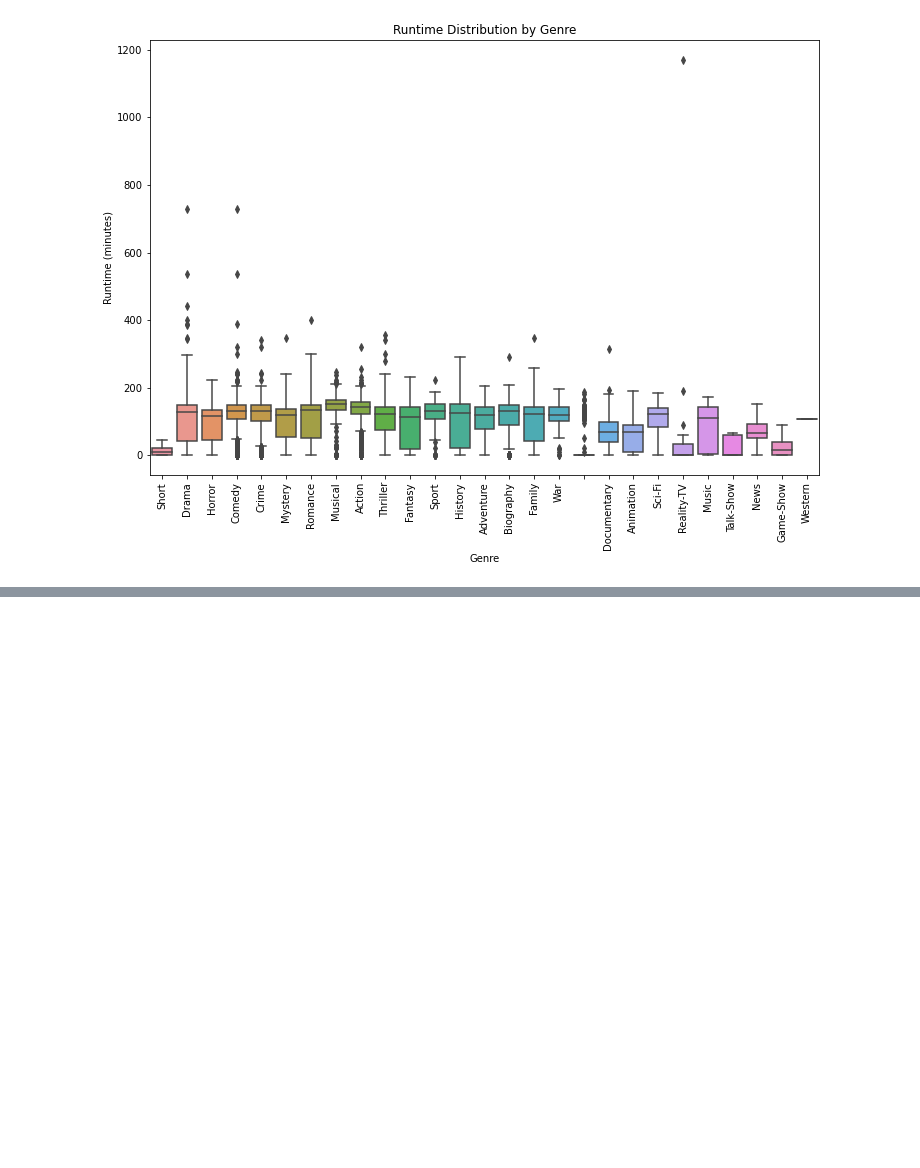
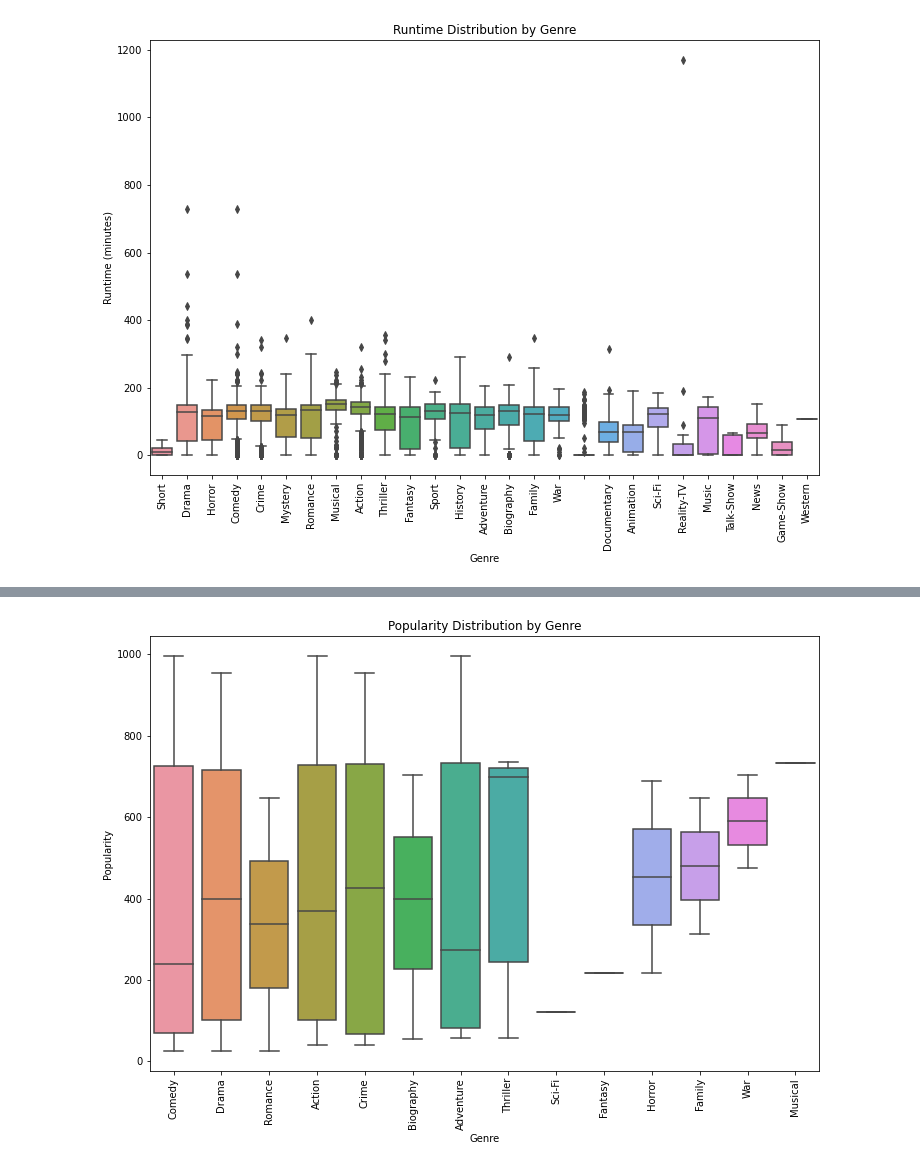
Before and after one commit to g-s01/indMov, a Jupyter notebook: data preprocessing/analysis.ipynb, the cells around one changed output, grey strips where cells are left out. Drawn from its saved outputs; the diff is of its cells as text; code cells hidden in the pictures; blank space fills up the shorter version.

```diff
--- a/data preprocessing/analysis.ipynb
+++ b/data preprocessing/analysis.ipynb
@@ -571,0 +605,47 @@ plt.show()
+# %%
+
+def explode(df, lst_cols, fill_value='', preserve_index=False):
+    # make sure `lst_cols` is list-alike
+    if (lst_cols is not None
+        and len(lst_cols) > 0
+        and not isinstance(lst_cols, (list, tuple, np.ndarray, pd.Series))):
+        lst_cols = [lst_cols]
+    # all columns except `lst_cols`
+    idx_cols = df.columns.difference(lst_cols)
+    # calculate lengths of lists
+    lens = df[lst_cols[0]].str.len()
+    # preserve original index values
+    idx = np.repeat(df.index.values, lens)
+    # create "exploded" DF
+    res = (pd.DataFrame({
+                col:np.repeat(df[col].values, lens)
+                for col in idx_cols},
+                index=idx)
+             .assign(**{col:np.concatenate(df.loc[lens>0, col].values)
+                            for col in lst_cols}))
+    # append those rows that have empty lists
+    if (lens == 0).any():
+        # at least one list in cells is empty
+        res = (res.append(df.loc[lens==0, idx_cols], sort=False)
+                  .fillna(fill_value))
+    # revert the original index order
+    res = res.sort_index()
+    # reset index if requested
+    if not preserve_index:
+        res = res.reset_index(drop=True)
+    return res
+
+
+temp=pd.DataFrame({'Genre':df['Genre'],'Popularity':df['Popularity']})
+temp['Genre'] = temp['Genre'].apply(literal_eval)
+temp=explode(temp,['Genre'],fill_value='')
+
+plt.figure(figsize=(12, 8))
+sns.boxplot(x='Genre', y='Popularity', data=temp)
+plt.title('Popularity Distribution by Genre')
+plt.xlabel('Genre')
+plt.ylabel('Popularity')
+plt.xticks(rotation=90)
+plt.show()
+# %% [output]
+[figure, added]
```
Also changed, not shown: parts of 4 cells of this notebook.
